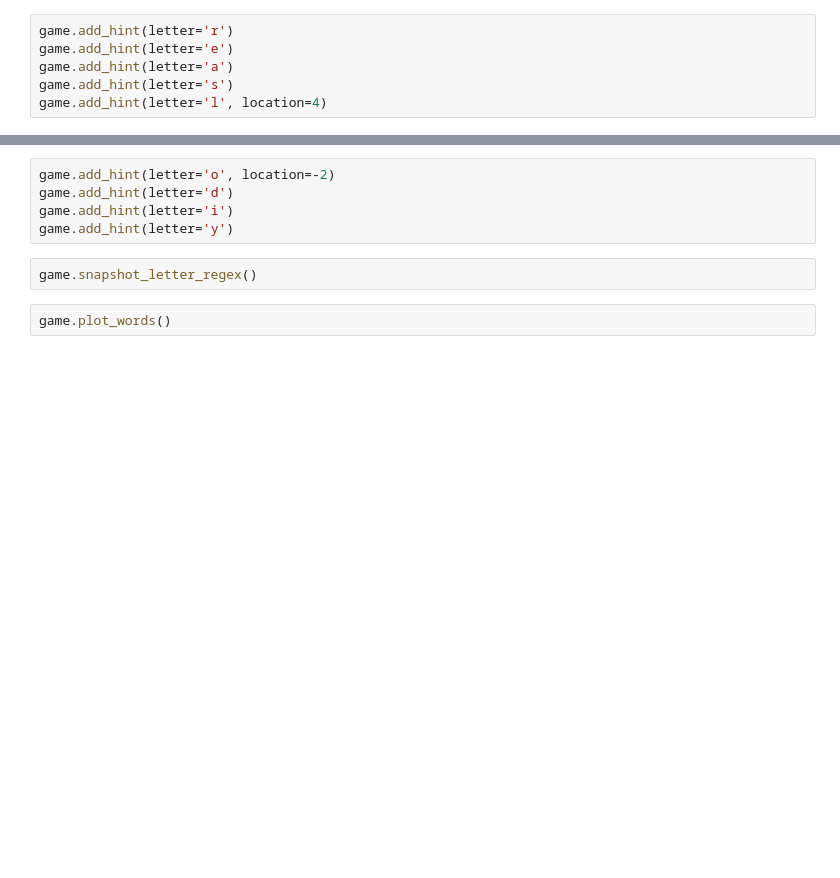
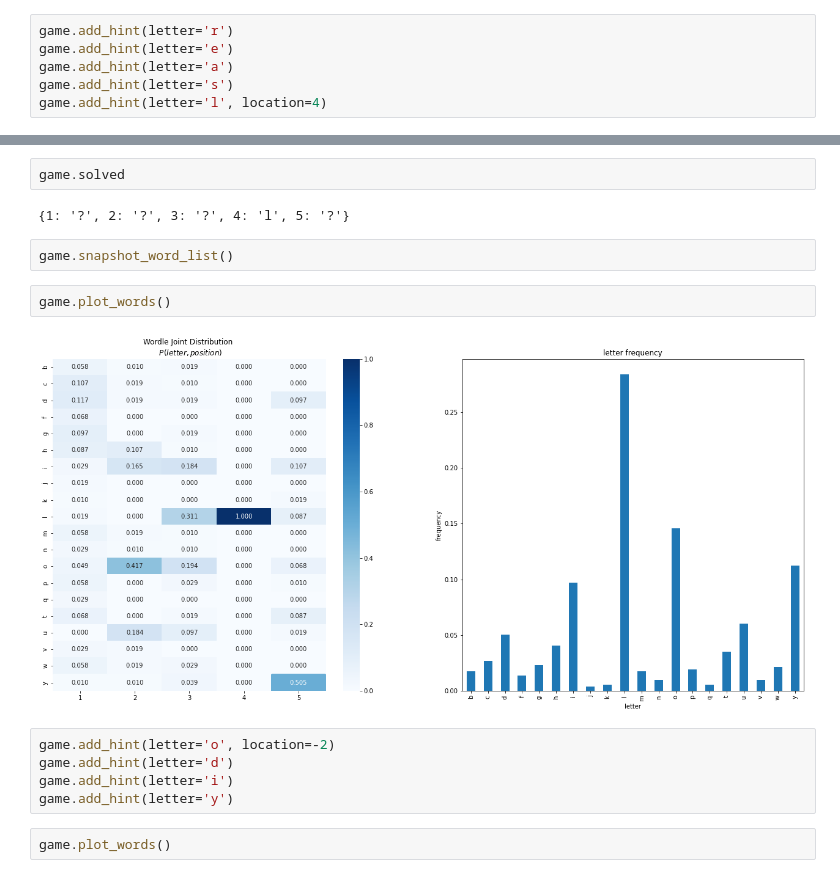
Before and after one commit to Jollyhrothgar/wordle, a Jupyter notebook: Wordle_Solver.ipynb, the cells around one changed output, grey strips where cells are left out. Drawn from its saved outputs; the diff is of its cells as text; blank space fills up the shorter version.

```diff
--- a/Wordle_Solver.ipynb
+++ b/Wordle_Solver.ipynb
@@ -202,10 +231,18 @@ game.snapshot_letter_regex()
+# %%
+game.solved
+# %% [output]
+{1: '?', 2: '?', 3: '?', 4: 'l', 5: '?'}
+# %%
+game.snapshot_word_list()
+# %%
+game.plot_words()
+# %% [output]
+[figure, added]
 # %%
 game.add_hint(letter='o', location=-2)
 game.add_hint(letter='d')
 game.add_hint(letter='i')
 game.add_hint(letter='y')
-# %%
-game.snapshot_letter_regex()
 # %%
 game.plot_words()
 # %% [output]
```
Also changed, not shown: parts of 19 cells of this notebook.
